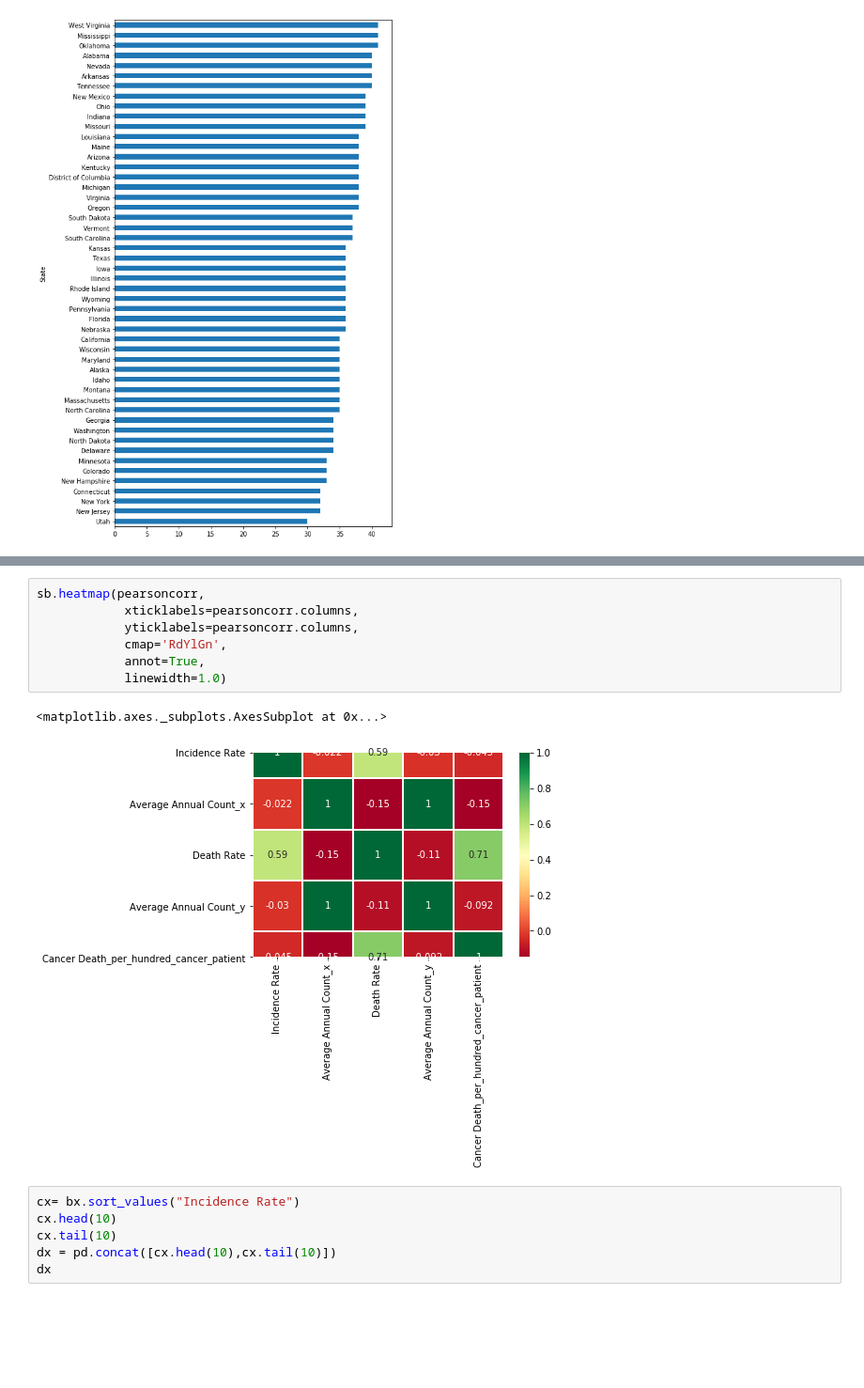
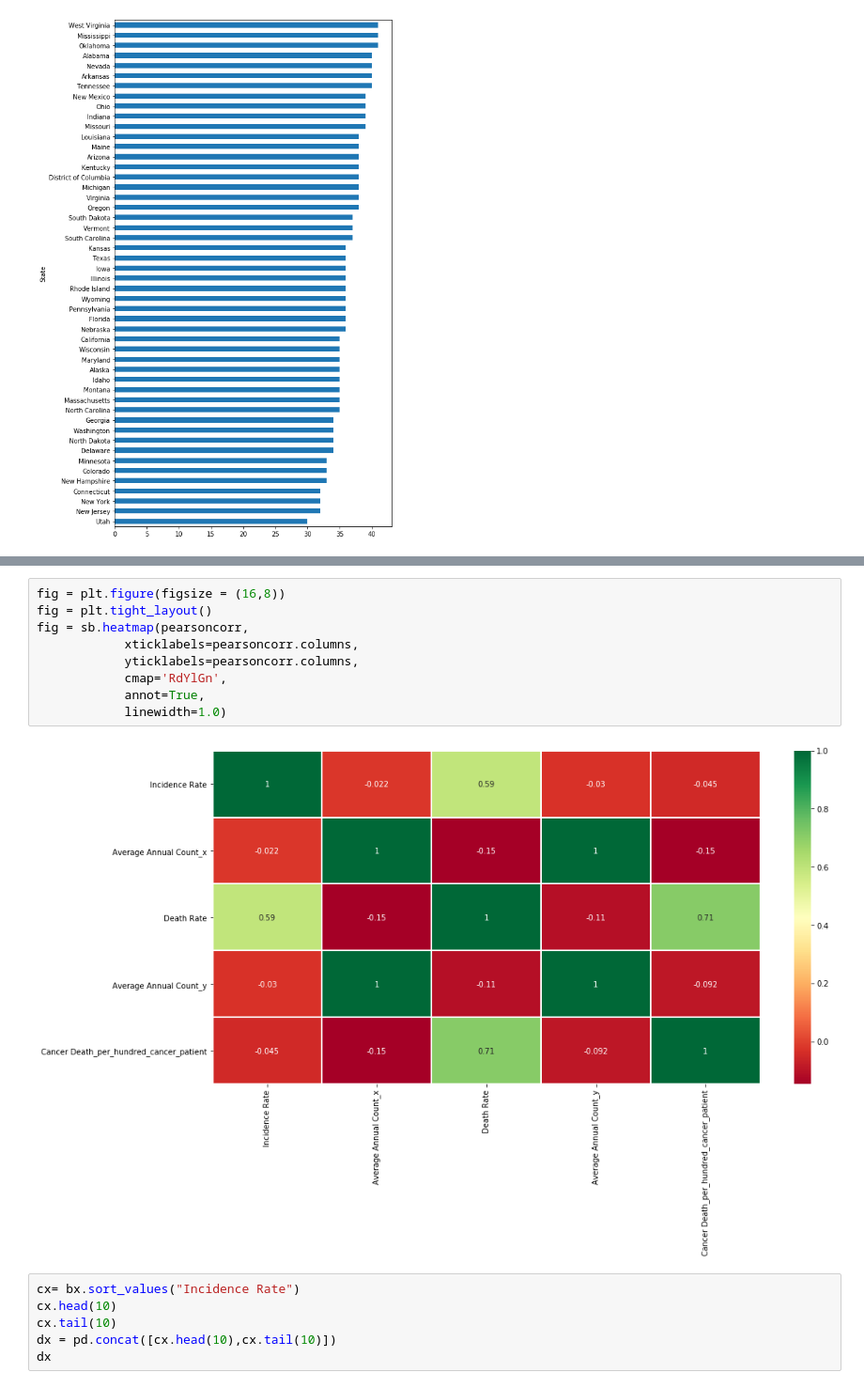
Before and after one commit to settinge/Cancer-and-Nonbiological-Variables, a Jupyter notebook: Statewiseonly.ipynb, the cells around one changed output, grey strips where cells are left out. Shown at 94% size. Drawn from its saved outputs; the diff is of its cells as text; blank space fills up the shorter version.

```diff
--- a/Statewiseonly.ipynb
+++ b/Statewiseonly.ipynb
@@ -161,15 +167,16 @@ pearsoncorr
 | Average Annual Count_y | -0.030054 | 0.997122 | -0.109428 | 1.000000 | -0.091903 |
 | Cancer Death_per_hundred_cancer_p... | -0.045042 | -0.146855 | 0.710124 | -0.091903 | 1.000000 |
 # %%
-sb.heatmap(pearsoncorr,
+fig = plt.figure(figsize = (16,8))
+fig = plt.tight_layout()
+fig = sb.heatmap(pearsoncorr,
             xticklabels=pearsoncorr.columns,
             yticklabels=pearsoncorr.columns,
             cmap='RdYlGn',
             annot=True,
             linewidth=1.0)
 # %% [output]
-<matplotlib.axes._subplots.AxesSubplot at 0x...>
-[figure, old version]
+[figure, new version]
 # %%
 cx= bx.sort_values("Incidence Rate")
 cx.head(10)
```
Also changed, not shown: parts of 8 cells of this notebook, 3 other files.
